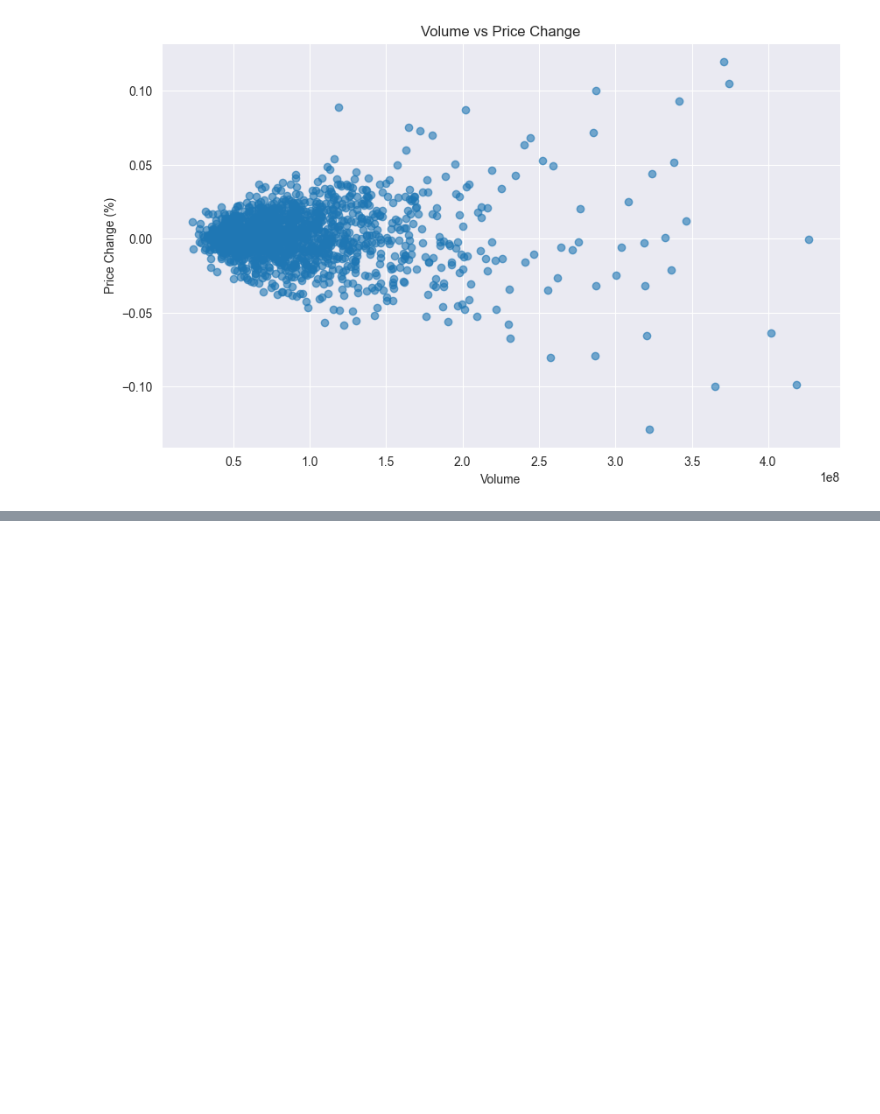
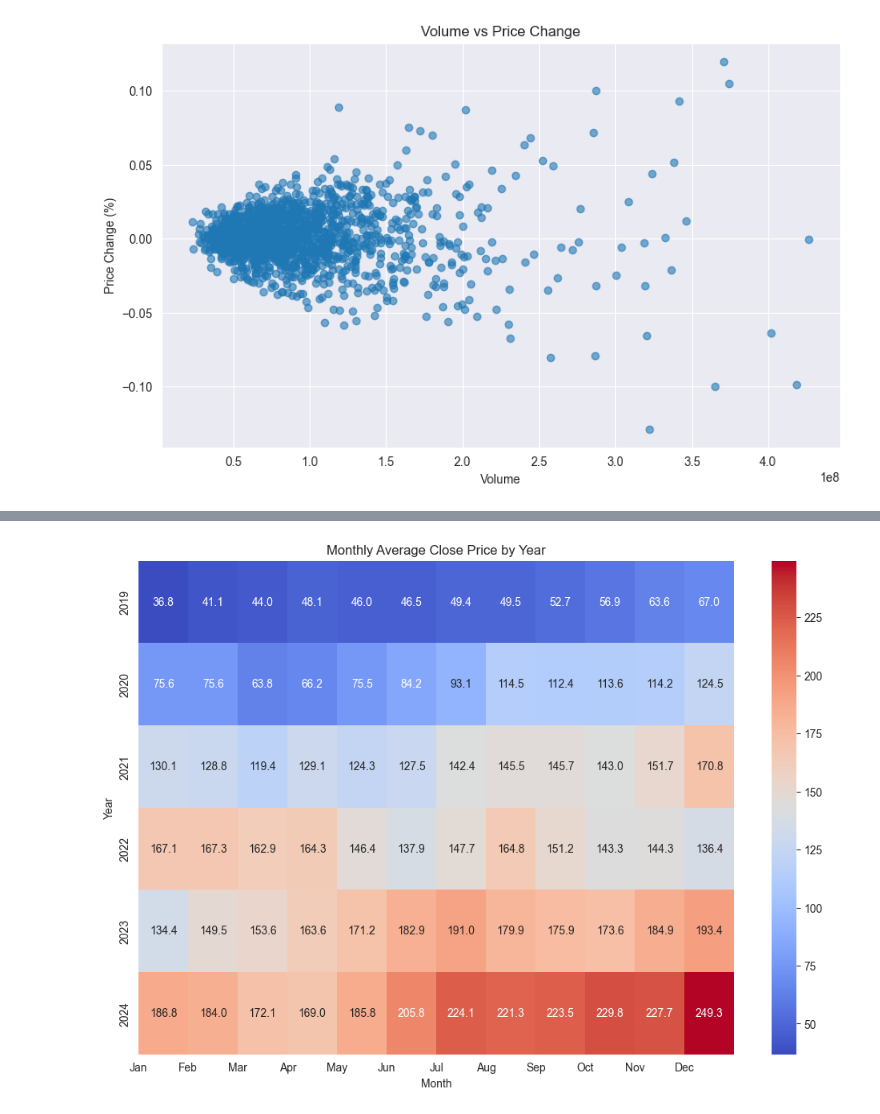
Before and after one commit to evanpoulson/Predictive-Analytics-Pipeline, a Jupyter notebook: notebooks/eda.ipynb, the cells around one changed output, grey strips where cells are left out. Saved outputs shown, nothing was run; the diff lists cells and outputs as text; code cells hidden in the pictures; blank space fills up the shorter version.

```diff
--- a/notebooks/eda.ipynb
+++ b/notebooks/eda.ipynb
@@ -148,0 +164,16 @@ AttributeError: Can only use .dt accessor with datetimelike values
+# %%
+data['Year'] = data['Date'].dt.year
+
+#Group by Year and Month to calculate averages
+year_month_avg = data.groupby(['Year', 'Month'])['Close'].mean().unstack()
+
+plt.figure(figsize=(12, 8))
+sns.heatmap(year_month_avg, annot=True, fmt=".1f", cmap="coolwarm")
+plt.title('Monthly Average Close Price by Year')
+plt.xlabel('Month')
+plt.ylabel('Year')
+plt.xticks(ticks=range(12), labels=['Jan', 'Feb', 'Mar', 'Apr', 'May', 'Jun',
+                                     'Jul', 'Aug', 'Sep', 'Oct', 'Nov', 'Dec'])
+plt.show()
+# %% [output]
+[figure, added]
```
Also changed, not shown: parts of 3 cells of this notebook.
